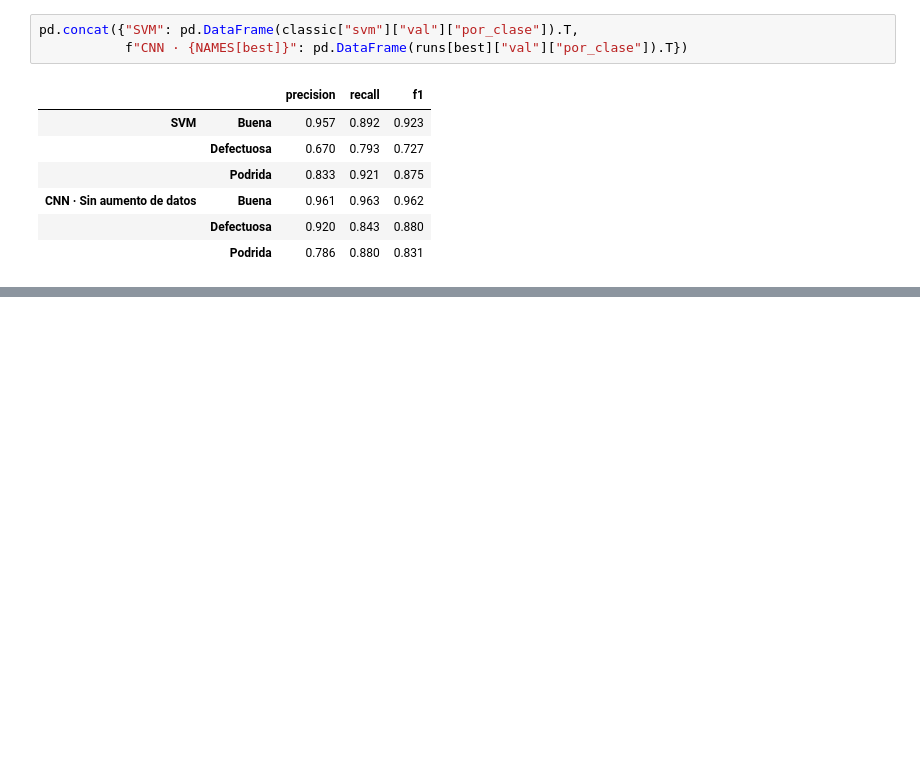
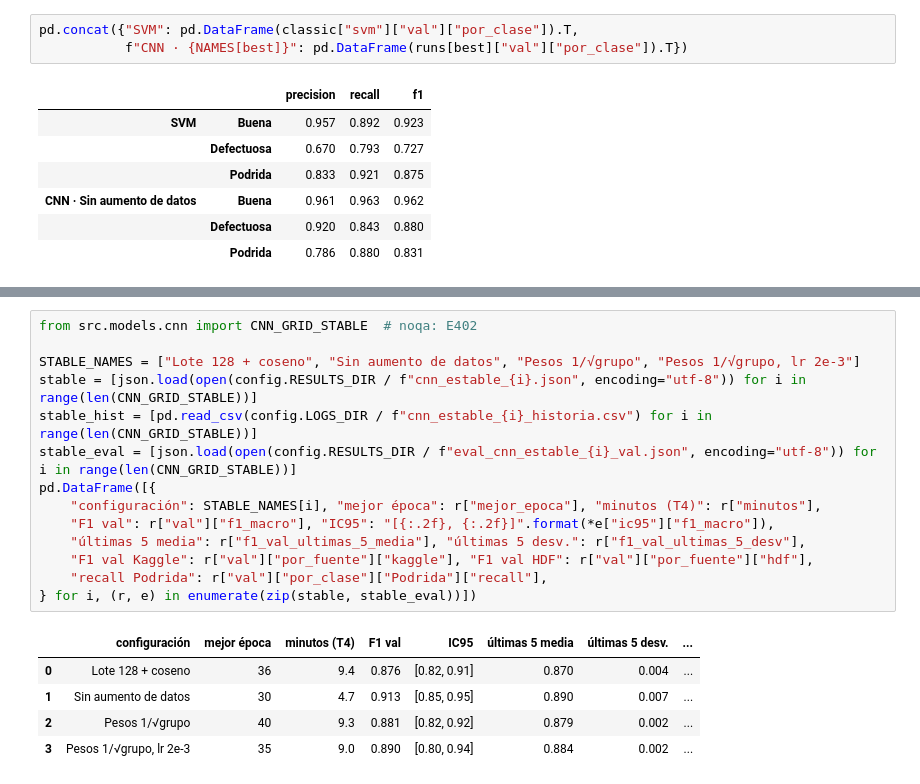
Before and after one commit to sjrengifo/fruit-quality-classification, a Jupyter notebook: notebooks/04_modeling_cnn.ipynb, the cells around one changed output, grey strips where cells are left out. Cells and saved outputs as stored; diff of their text form; blank space fills up the shorter version.

```diff
--- a/notebooks/04_modeling_cnn.ipynb
+++ b/notebooks/04_modeling_cnn.ipynb
@@ -190,0 +199,20 @@ pd.concat({"SVM": pd.DataFrame(classic["svm"]["val"]["por_clase"]).T,
+# %%
+from src.models.cnn import CNN_GRID_STABLE  # noqa: E402
+
+STABLE_NAMES = ["Lote 128 + coseno", "Sin aumento de datos", "Pesos 1/√grupo", "Pesos 1/√grupo, lr 2e-3"]
+stable = [json.load(open(config.RESULTS_DIR / f"cnn_estable_{i}.json", encoding="utf-8")) for i in range(len(CNN_GRID_STABLE))]
+stable_hist = [pd.read_csv(config.LOGS_DIR / f"cnn_estable_{i}_historia.csv") for i in range(len(CNN_GRID_STABLE))]
+stable_eval = [json.load(open(config.RESULTS_DIR / f"eval_cnn_estable_{i}_val.json", encoding="utf-8")) for i in range(len(CNN_GRID_STABLE))]
+pd.DataFrame([{
+    "configuración": STABLE_NAMES[i], "mejor época": r["mejor_epoca"], "minutos (T4)": r["minutos"],
+    "F1 val": r["val"]["f1_macro"], "IC95": "[{:.2f}, {:.2f}]".format(*e["ic95"]["f1_macro"]),
+    "últimas 5 media": r["f1_val_ultimas_5_media"], "últimas 5 desv.": r["f1_val_ultimas_5_desv"],
+    "F1 val Kaggle": r["val"]["por_fuente"]["kaggle"], "F1 val HDF": r["val"]["por_fuente"]["hdf"],
+    "recall Podrida": r["val"]["por_clase"]["Podrida"]["recall"],
+} for i, (r, e) in enumerate(zip(stable, stable_eval))])
+# %% [output]
+|  | configuración | mejor época | minutos (T4) | F1 val | IC95 | últimas 5 media | últimas 5 desv. | ... |
+| 0 | Lote 128 + coseno | 36 | 9.4 | 0.876 | [0.82, 0.91] | 0.870 | 0.004 | ... |
+| 1 | Sin aumento de datos | 30 | 4.7 | 0.913 | [0.85, 0.95] | 0.890 | 0.007 | ... |
+| 2 | Pesos 1/√grupo | 40 | 9.3 | 0.881 | [0.82, 0.92] | 0.879 | 0.002 | ... |
+| 3 | Pesos 1/√grupo, lr 2e-3 | 35 | 9.0 | 0.890 | [0.80, 0.94] | 0.884 | 0.002 | ... |
```
Also changed, not shown: parts of 9 cells of this notebook, 15 other files.
